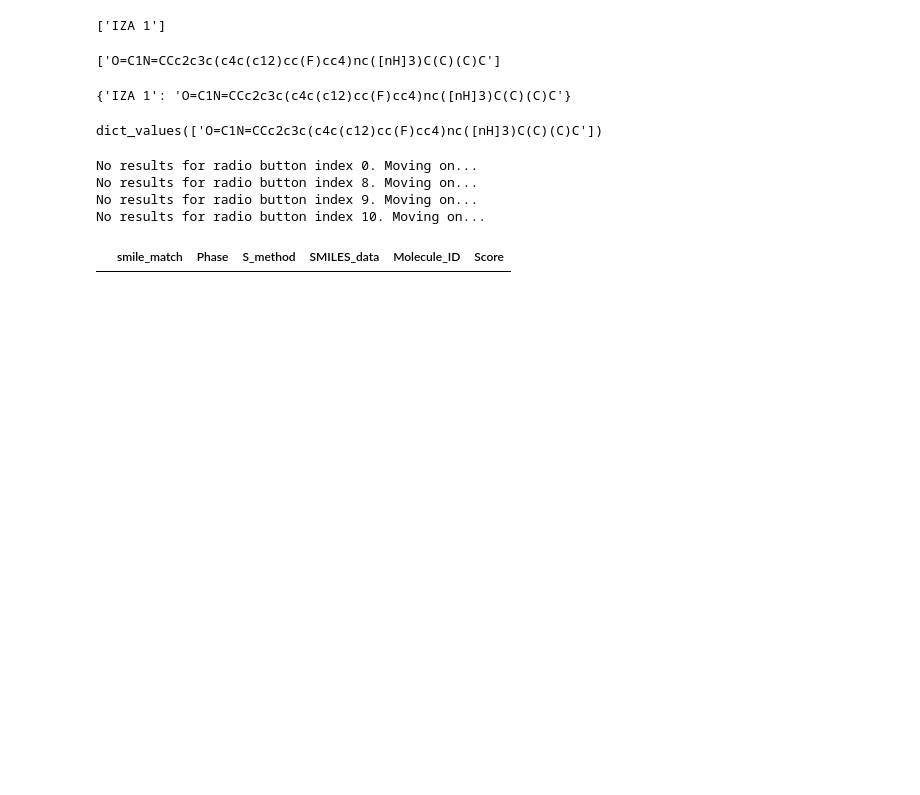
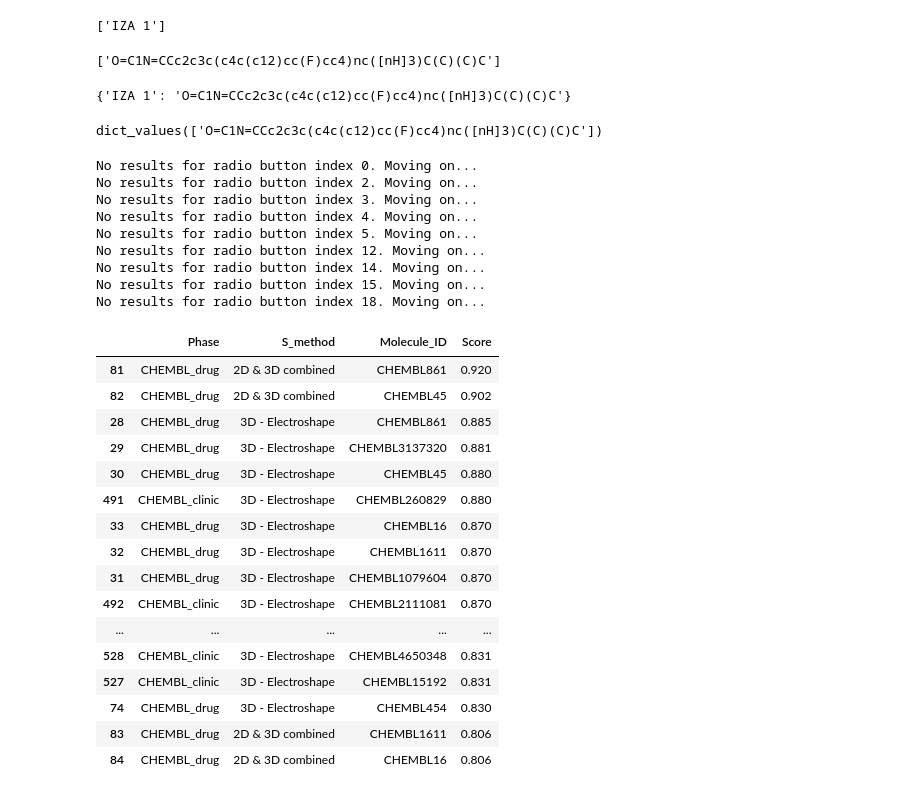
Before and after one commit to ramintheredmn/automatedDrugrepurpose, a Jupyter notebook: backend/modal.ipynb, the cells around one changed output. Saved outputs shown, nothing was run; the diff lists cells and outputs as text; code cells hidden in the pictures; blank space fills up the shorter version.

```diff
--- a/backend/modal.ipynb
+++ b/backend/modal.ipynb
@@ -121,18 +121,39 @@ smile_dict.values()
 # %% [output]
 dict_values(['O=C1N=CCc2c3c(c4c(c12)cc(F)cc4)nc([nH]3)C(C)(C)C'])
 # %%
-data = webScrape("CN0C(=O)[C@H](CC2=CNC3=C2C=CC=C3Cl)NC1=O")
+data = webScrape("CN1C(=O)N[C@@H](CC2=CNC3=C2C=CC=C3Cl)C1=O")
 df_drugs = pd.DataFrame(data)
 df_sorted = df_drugs.sort_values(by='Score', ascending=False)
 pd.set_option('display.max_rows', 101)
-df_sorted = df_sorted[df_sorted["Score"].astype(float)> 0.7]
+df_sorted = df_sorted[df_sorted["Score"].astype(float)> 0.8]
 df_sorted
 # %% [output]
 No results for radio button index 0. Moving on...
-No results for radio button index 8. Moving on...
-No results for radio button index 9. Moving on...
-No results for radio button index 10. Moving on...
+No results for radio button index 2. Moving on...
+No results for radio button index 3. Moving on...
+No results for radio button index 4. Moving on...
+No results for radio button index 5. Moving on...
+No results for radio button index 12. Moving on...
+No results for radio button index 14. Moving on...
+No results for radio button index 15. Moving on...
+No results for radio button index 18. Moving on...
-|  | smile_match | Phase | S_method | SMILES_data | Molecule_ID | Score |
+|  | Phase | S_method | Molecule_ID | Score |
+| 81 | CHEMBL_drug | 2D & 3D combined | CHEMBL861 | 0.920 |
+| 82 | CHEMBL_drug | 2D & 3D combined | CHEMBL45 | 0.902 |
+| 28 | CHEMBL_drug | 3D - Electroshape | CHEMBL861 | 0.885 |
+| 29 | CHEMBL_drug | 3D - Electroshape | CHEMBL3137320 | 0.881 |
+| 30 | CHEMBL_drug | 3D - Electroshape | CHEMBL45 | 0.880 |
+| 491 | CHEMBL_clinic | 3D - Electroshape | CHEMBL260829 | 0.880 |
+| 33 | CHEMBL_drug | 3D - Electroshape | CHEMBL16 | 0.870 |
+| 32 | CHEMBL_drug | 3D - Electroshape | CHEMBL1611 | 0.870 |
+| 31 | CHEMBL_drug | 3D - Electroshape | CHEMBL1079604 | 0.870 |
+| 492 | CHEMBL_clinic | 3D - Electroshape | CHEMBL2111081 | 0.870 |
+| ... | ... | ... | ... | ... |
+| 528 | CHEMBL_clinic | 3D - Electroshape | CHEMBL4650348 | 0.831 |
+| 527 | CHEMBL_clinic | 3D - Electroshape | CHEMBL15192 | 0.831 |
+| 74 | CHEMBL_drug | 3D - Electroshape | CHEMBL454 | 0.830 |
+| 83 | CHEMBL_drug | 2D & 3D combined | CHEMBL1611 | 0.806 |
+| 84 | CHEMBL_drug | 2D & 3D combined | CHEMBL16 | 0.806 |
 # %%
 ser_chem = nc.new_client.molecule
 list_pref_names = []
```
Also changed, not shown: parts of 9 cells of this notebook, 1 other file.
